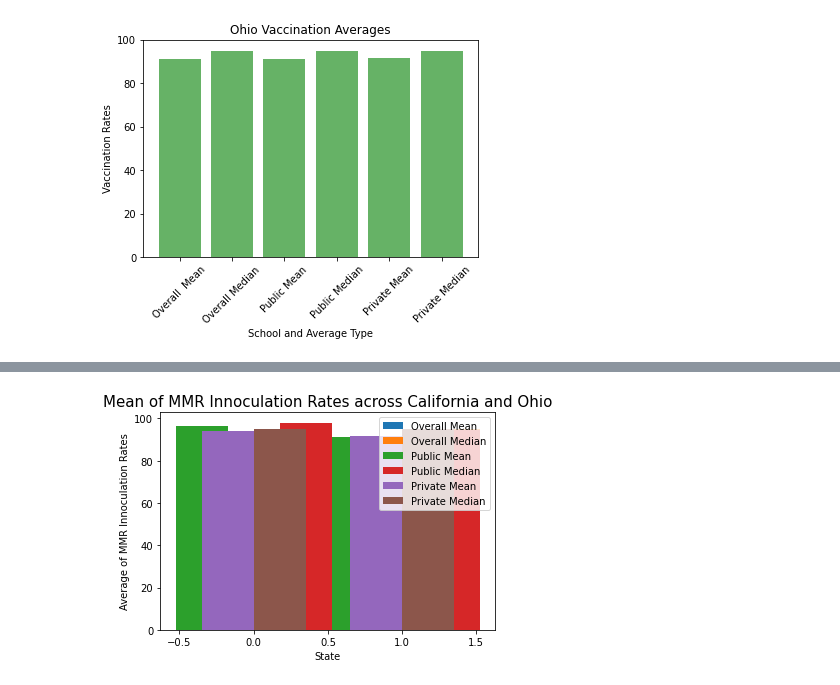
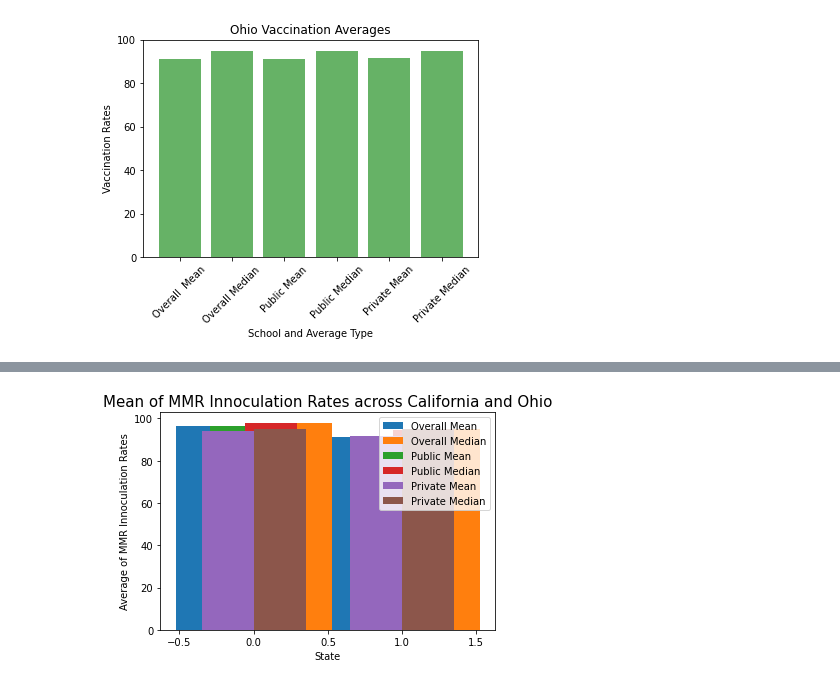
Before and after one commit to mel-c-lowe/UMN_Bootcamp_Project_One, a Jupyter notebook: MMR Vaccinations Trends.ipynb, the cells around one changed output, grey strips where cells are left out. Drawn from its saved outputs; the diff is of its cells as text; code cells hidden in the pictures.

Commit message:
Basic improved functionality of grouped bar charts. Need labels and clean up, but better than first versions

```diff
--- a/MMR Vaccinations Trends.ipynb
+++ b/MMR Vaccinations Trends.ipynb
@@ -388,13 +390,13 @@ plt.show()
 # %% [output]
 [figure]
 # %%
-avg_by_state
-cali_ohio = avg_by_state.loc[(avg_by_state["State"] == "California") | (avg_by_state["State"] == "Ohio")]
-cali_ohio
-cali_ohio = cali_ohio.drop(columns= ["Count of Schools",
-                                      "Kindergarten Mean", "Kindergarten Median",
-                                      "Other Mean", "Other Median"])
-cali_ohio
+# avg_by_state
+# cali_ohio = avg_by_state.loc[(avg_by_state["State"] == "California") | (avg_by_state["State"] == "Ohio")]
+# cali_ohio
+# cali_ohio = cali_ohio.drop(columns= ["Count of Schools",
+#                                       "Kindergarten Mean", "Kindergarten Median",
+#                                       "Other Mean", "Other Median"])
+# cali_ohio
 # %% [output]
 |  | State | Overall Mean | Overall Median | Public Mean | Public Median | Private Mean | Private Median |
 | 0 | California | 96.371836 | 98.00 | 96.644004 | 98.00 | 93.874821 | 95.0 |
@@ -411,30 +413,30 @@ co_private_mean = cali_ohio["Private Mean"]
 # %%
 co_private_median = cali_ohio["Private Median"]
 
 
 x = np.arange(len(cal_oh))
 width = 0.35  # the width of the bars
 
 fig, ax = plt.subplots()
 rects1 = ax.bar(x - width/1, co_overall_mean, width, label="Overall Mean")
 rects2 = ax.bar(x + width/1, co_overall_median, width, label="Overall Median")
-rects3 = ax.bar(x - width/1, co_public_mean, width, label="Public Mean")
-rects4 = ax.bar(x + width/1, co_public_median, width, label="Public Median")
+rects3 = ax.bar(x - width/3, co_public_mean, width, label="Public Mean")
+rects4 = ax.bar(x + width/3, co_public_median, width, label="Public Median")
 rects5 = ax.bar(x - width/2, co_private_mean, width, label="Private Mean")
 rects6 = ax.bar(x + width/2, co_private_median, width, label="Private Median")
 
 
 plt.ylabel("Average of MMR Innoculation Rates")
 plt.xlabel("State")
 plt.title("Mean of MMR Innoculation Rates across California and Ohio", fontsize=15)
 plt.legend()
 
 # tick_locations = [value for value in cal_oh]
 # plt.xticks(tick_locations, cal_oh, rotation="45", fontsize=12)
 
 plt.show()
 # %% [output]
-[figure, old version]
+[figure, new version]
 # %%
 # This was research
 
```
Also changed, not shown: parts of 1 cell of this notebook.
